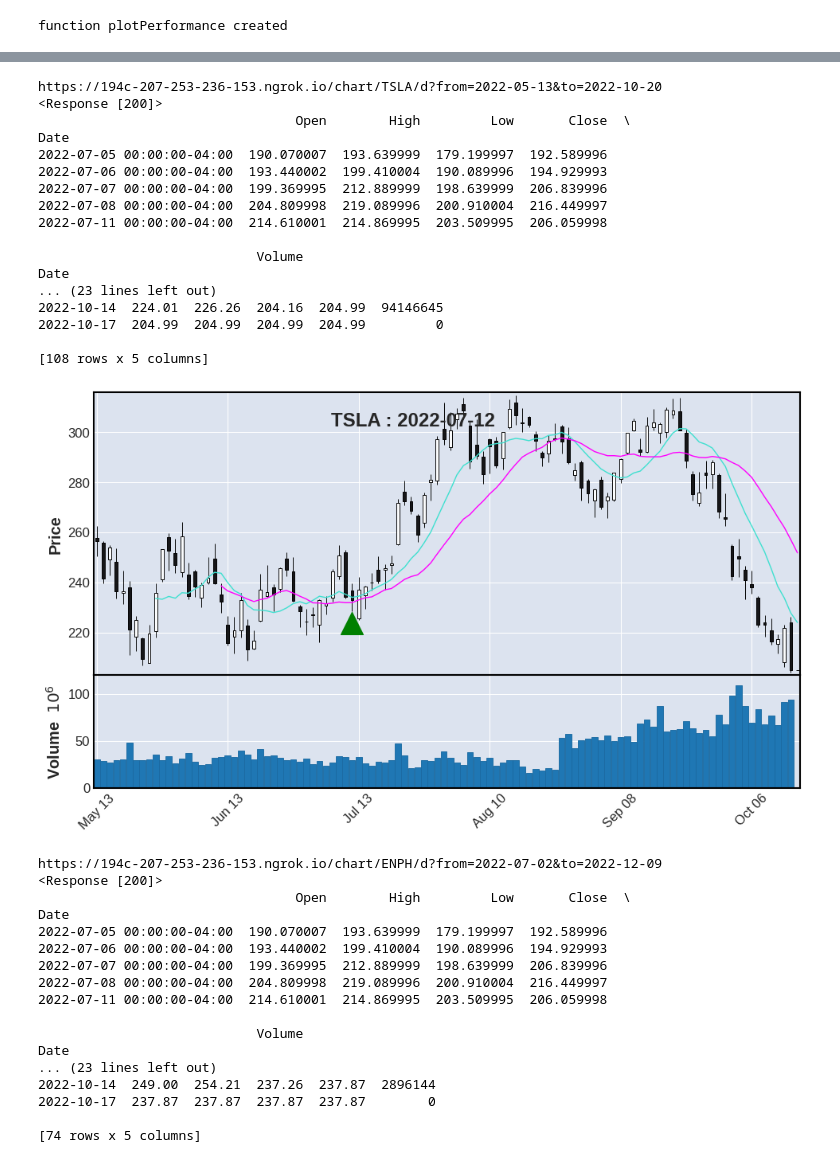
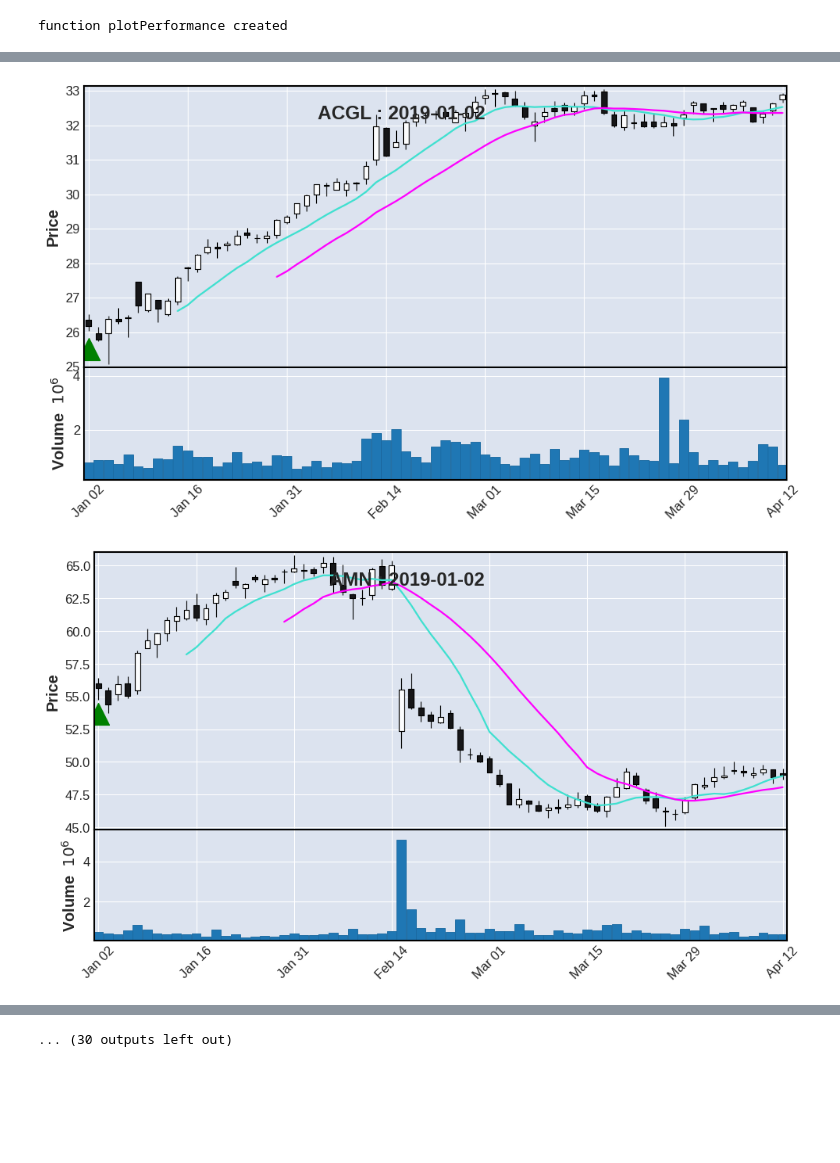
Before and after one commit to rndbblnn/stonks-jupyter, a Jupyter notebook: charting.ipynb, the cells around one changed output, grey strips where cells are left out. Saved outputs shown, nothing was run; the diff lists cells and outputs as text; code cells hidden in the pictures; blank space fills up the shorter version.

```diff
--- a/charting.ipynb
+++ b/charting.ipynb
@@ -94,36 +125,47 @@ memory usage: 160.0+ bytes
 # %%
 for index, row in df.iterrows():
 
     start=row['patternTimeFrom'].strftime('%Y-%m-%d')
     end=row['patternTimeTo'].strftime('%Y-%m-%d')
 
 # urllib.parse.quote(query)
     url = 'https://194c-207-253-236-153.ngrok.io/chart/' + row['symbol'] + '/d?from=' + urllib.parse.quote(start) + '&to=' + urllib.parse.quote(end)
-    print(url)
+    # print(url)
     chartResponse = requests.get(url)
-    print(chartResponse)
+    # print(chartResponse)
     # chartDf = pd.json_normalize(json.loads(chartResponse.text))
-    chartDf = pd.DataFrame(chartResponse.json()['payload'])
+    chartDf = None
+    try:
+      chartDf = pd.DataFrame(chartResponse.json()['payload'])
+    except Exception as e:
+      print(e.__class__)
+      print(e)
+      print(chartResponse)
+      print(chartResponse.text)
+      break
+
     chartDf.tickTime = pd.to_datetime(chartDf.tickTime)
     chartDf = chartDf.set_index('tickTime')
     chartDf.drop(['id', 'symbol','created'], axis=1, inplace=True)
-    print(ticker.head())
+    # print(ticker.head())
 
     # ticker=yf.Ticker(row['symbol']).history('5y', start=start, end=end, actions=False)
-    print(chartDf.head())
+    # print(chartDf.head())
 
     # ticker.info
 
     entry = row['patternTime'].strftime('%Y-%m-%d')
 
     buy = np.where(chartDf.index==entry, 1, np.nan) * 0.98 * chartDf['low']
     apd = [mpf.make_addplot(buy, scatter=True,  type='scatter', markersize=400, marker='^', color='green')]
 
-    print(chartDf[start:end])
+    # print(chartDf[start:end])
 
     mpf.plot(chartDf[start:end], type='candle',
          volume=True, mav=(10,20),title = row['symbol'] + ' : ' + row['patternTime'].strftime('%Y-%m-%d'),
         tight_layout=True, figratio=(16,9), addplot=apd)
 
     # plotPerformance(ticker)
 # %% [output]
+[figure, new version]
+[figure, new version]
@@ -130,35 +182 @@ for index, row in df.iterrows():
-https://194c-207-253-236-153.ngrok.io/chart/TSLA/d?from=2022-05-13&to=2022-10-20
-<Response [200]>
-                                 Open        High         Low       Close  \
-Date
-2022-07-05 00:00:00-04:00  190.070007  193.639999  179.199997  192.589996
-2022-07-06 00:00:00-04:00  193.440002  199.410004  190.089996  194.929993
-2022-07-07 00:00:00-04:00  199.369995  212.889999  198.639999  206.839996
-2022-07-08 00:00:00-04:00  204.809998  219.089996  200.910004  216.449997
-2022-07-11 00:00:00-04:00  214.610001  214.869995  203.509995  206.059998
-
-                            Volume
-Date
-... (23 lines left out)
-2022-10-14  224.01  226.26  204.16  204.99  94146645
-2022-10-17  204.99  204.99  204.99  204.99         0
-
-[108 rows x 5 columns]
+... (30 outputs left out)
-[figure, old version]
-https://194c-207-253-236-153.ngrok.io/chart/ENPH/d?from=2022-07-02&to=2022-12-09
-<Response [200]>
-                                 Open        High         Low       Close  \
-Date
-2022-07-05 00:00:00-04:00  190.070007  193.639999  179.199997  192.589996
-2022-07-06 00:00:00-04:00  193.440002  199.410004  190.089996  194.929993
-2022-07-07 00:00:00-04:00  199.369995  212.889999  198.639999  206.839996
-2022-07-08 00:00:00-04:00  204.809998  219.089996  200.910004  216.449997
-2022-07-11 00:00:00-04:00  214.610001  214.869995  203.509995  206.059998
-
-                            Volume
-Date
-... (23 lines left out)
-2022-10-14  249.00  254.21  237.26  237.87  2896144
-2022-10-17  237.87  237.87  237.87  237.87        0
-
-[74 rows x 5 columns]
```
Also changed, not shown: parts of 3 cells of this notebook.
